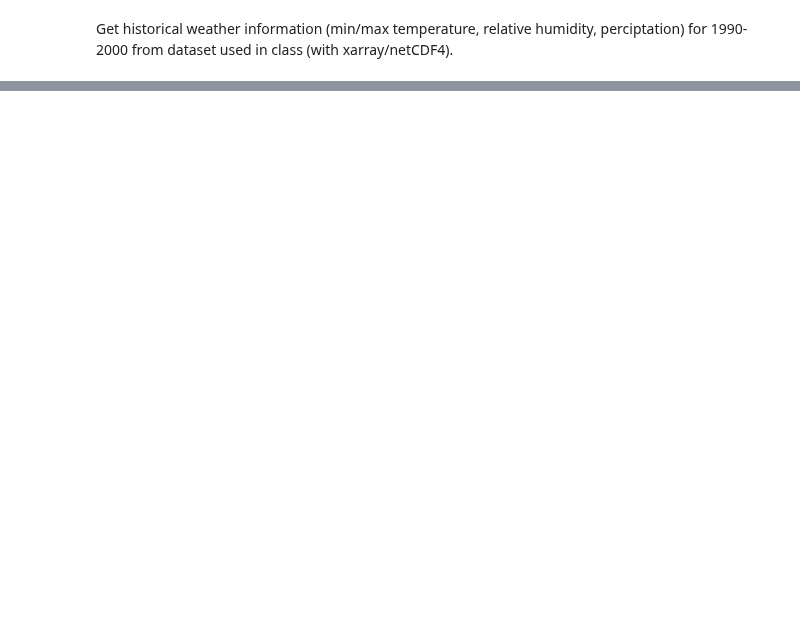
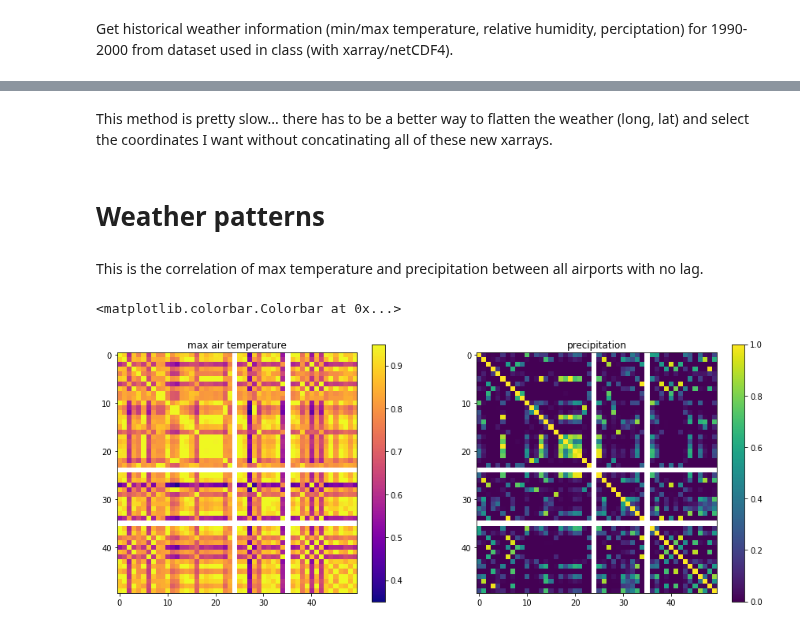
Before and after one commit to zbalewski/python-ay250-homework, a Jupyter notebook: hw_5/hw_5.ipynb, the cells around one changed output, grey strips where cells are left out. Cells and saved outputs as stored; diff of their text form; code cells hidden in the pictures; blank space fills up the shorter version.

```diff
--- a/hw_5/hw_5.ipynb
+++ b/hw_5/hw_5.ipynb
@@ -141,0 +132,3 @@ This method is pretty slow... there has to be a better way to flatten the weathe
+# %%
+import xarray as xr
+airport_weather = xr.open_dataset('airport_weather.nc')
@@ -141,0 +155,25 @@ This method is pretty slow... there has to be a better way to flatten the weathe
+# %% [markdown]
+This method is pretty slow... there has to be a better way to flatten the weather (long, lat) and select the coordinates I want without concatinating all of these new xarrays.
+# %% [markdown]
+# Weather patterns
+# %% [markdown]
+This is the correlation of max temperature and precipitation between all airports with no lag.
+# %%
+import numpy as np
+import matplotlib.pyplot as plt
+fig = plt.figure(figsize=(15, 6))
+
+ax = fig.add_subplot(1,2,1)
+corr0 = np.corrcoef(airport_weather["air_temperature_max"])
+c = ax.imshow(corr0, cmap="plasma", vmin=0.35, vmax=0.95)
+ax.title.set_text("max air temperature")
+fig.colorbar(c)
+
+ax = fig.add_subplot(1,2,2)
+corr0 = np.corrcoef(airport_weather["precipitation"])
+c = ax.imshow(corr0, cmap="viridis", vmin=0, vmax=1)
+ax.title.set_text("precipitation")
+fig.colorbar(c)
+# %% [output]
+<matplotlib.colorbar.Colorbar at 0x...>
+[figure, added]
```
Also changed, not shown: parts of 35 cells of this notebook.
